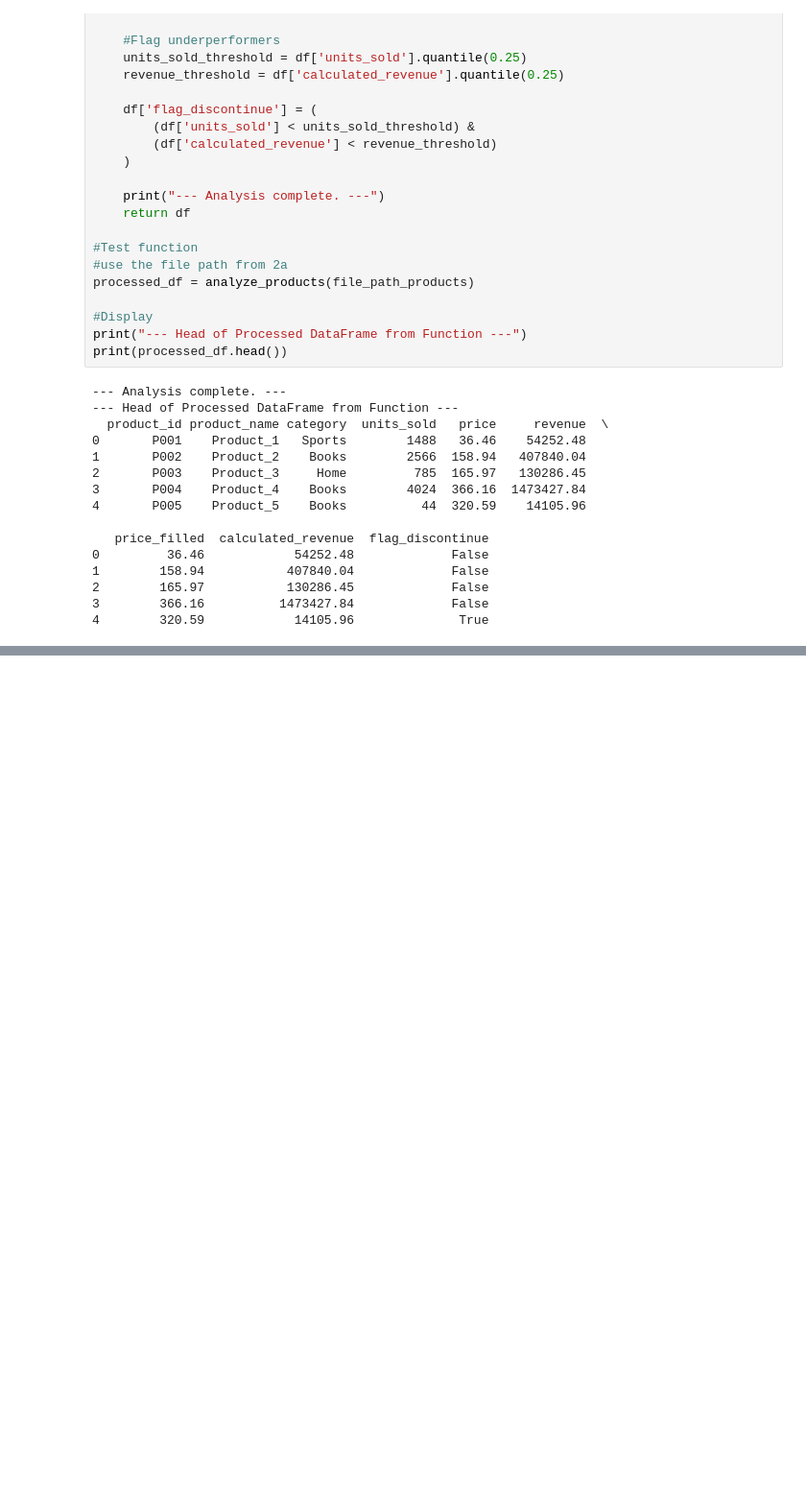
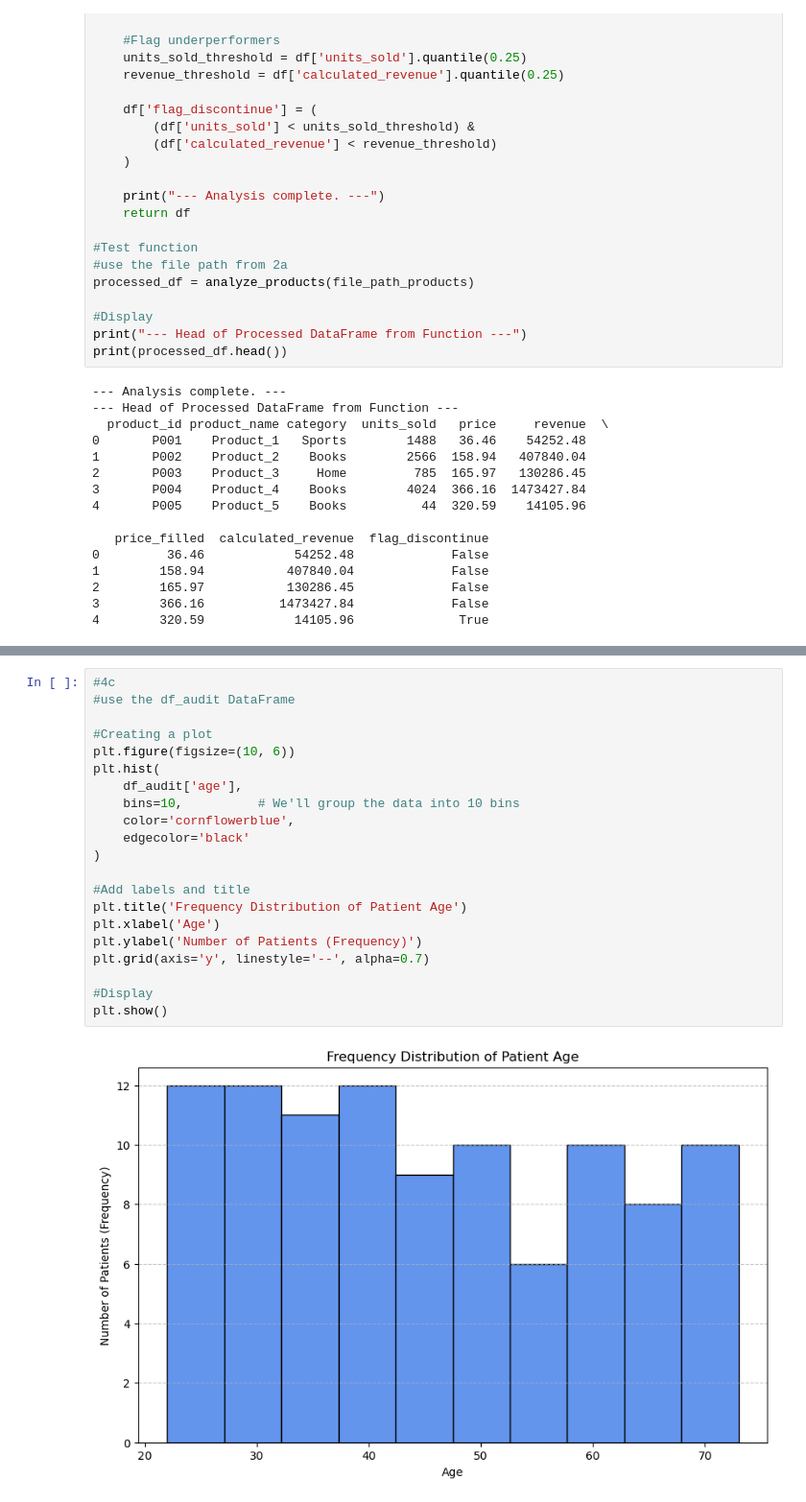
Before and after one commit to josvaEilertsen/ITPFAProject, a Jupyter notebook: Notebook.ipynb, the cells around one changed output, grey strips where cells are left out. Shown at 96% size. Saved outputs shown, nothing was run; the diff lists cells and outputs as text; blank space fills up the shorter version.

```diff
--- a/Notebook.ipynb
+++ b/Notebook.ipynb
@@ -468,0 +780,23 @@ print(processed_df.head())
+# %%
+#4c
+#use the df_audit DataFrame
+
+#Creating a plot
+plt.figure(figsize=(10, 6))
+plt.hist(
+    df_audit['age'],
+    bins=10,          # We'll group the data into 10 bins
+    color='cornflowerblue',
+    edgecolor='black'
+)
+
+#Add labels and title
+plt.title('Frequency Distribution of Patient Age')
+plt.xlabel('Age')
+plt.ylabel('Number of Patients (Frequency)')
+plt.grid(axis='y', linestyle='--', alpha=0.7)
+
+#Display
+plt.show()
+# %% [output]
+[figure, added]
```
Also changed, not shown: parts of 14 cells of this notebook, 2 other files.
